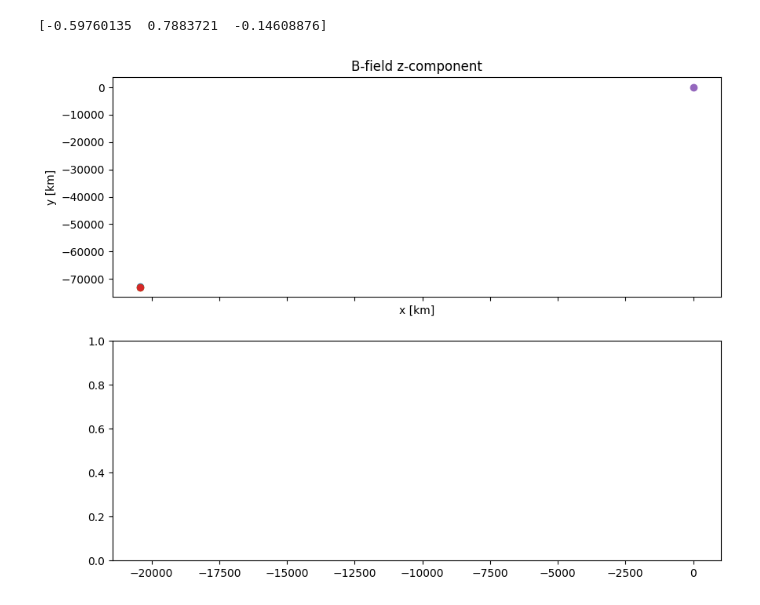
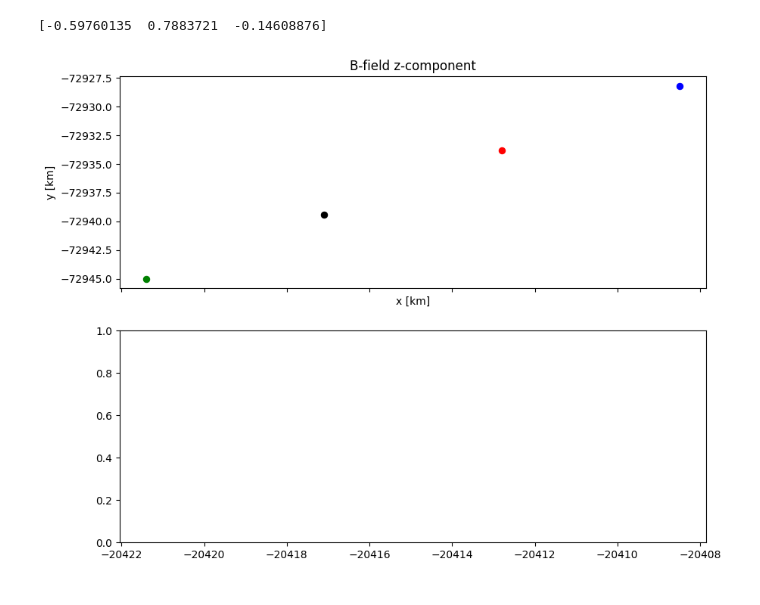
Before and after one commit to Emilwikk/Space-Physics-Labs, a Jupyter notebook: src/Magnetopause.ipynb, the cells around one changed output. Drawn from its saved outputs; the diff is of its cells as text; code cells hidden in the pictures.

```diff
--- a/src/Magnetopause.ipynb
+++ b/src/Magnetopause.ipynb
@@ -167,16 +167,16 @@ print(sheet_normal)
 # %%
 ## b) ##
 
 fig, axs = plt.subplots(2,1, sharex=True, figsize=(10,8))
 
-axs[0].scatter(pos_C1[0,0],pos_C1[0,1], lw=0.8)
-axs[0].scatter(pos_C1[1,0],pos_C1[1,1], lw=0.8)
-axs[0].scatter(pos_C1[2,0],pos_C1[2,1], lw=0.8)
-axs[0].scatter(pos_C1[3,0],pos_C1[3,1], lw=0.8)
-axs[0].scatter(0,0)
+axs[0].scatter(pos_C1[0,0],pos_C1[0,1], lw=0.8, color="blue")
+axs[0].scatter(pos_C1[1,0],pos_C1[1,1], lw=0.8, color="red")
+axs[0].scatter(pos_C1[2,0],pos_C1[2,1], lw=0.8, color="black")
+axs[0].scatter(pos_C1[3,0],pos_C1[3,1], lw=0.8, color="green")
+#axs[0].scatter(0,0)
 axs[0].set_ylabel("y [km]")
 axs[0].set_title("B-field z-component")
 axs[0].set_xlabel("x [km]")
 axs[0].tick_params(axis='x', rotation=70)
 # %% [output]
-[figure, old version]
+[figure, new version]
```
